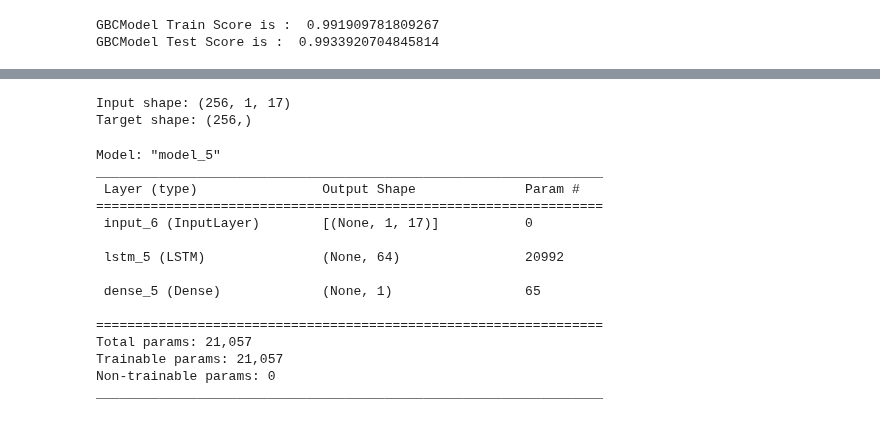
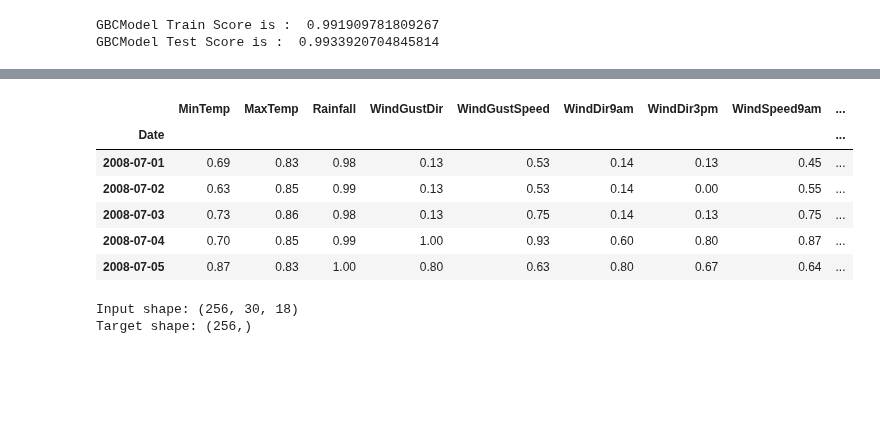
Before and after one commit to silva-nick/STATS402-Final, a Jupyter notebook: lstm.ipynb, the cells around one changed output, grey strips where cells are left out. Saved outputs shown, nothing was run; the diff lists cells and outputs as text; code cells hidden in the pictures; blank space fills up the shorter version.

```diff
--- a/lstm.ipynb
+++ b/lstm.ipynb
@@ -369,0 +362,25 @@ dataset_train = keras.preprocessing.timeseries_dataset_from_array(
+# %%
+split_fraction = 0.75
+train_split = int(split_fraction * int(melbourne.shape[0]))
+step = 1
+
+past = 30
+future = 10
+learning_rate = 0.001
+batch_size = 256
+epochs = 10
+
+features = melbourne.apply(lambda iterator: ((iterator - iterator.mean())/iterator.std()).round(2))
+features = features.apply(lambda iterator: ((iterator.max() - iterator)/(iterator.max() - iterator.min())).round(2))
+
+# features = normalize(melbourne.values, train_split)
+# features = pd.DataFrame(features)
+features.head()
+# %% [output]
+|  | MinTemp | MaxTemp | Rainfall | WindGustDir | WindGustSpeed | WindDir9am | WindDir3pm | WindSpeed9am | ... |
+| Date |  |  |  |  |  |  |  |  | ... |
+| 2008-07-01 | 0.69 | 0.83 | 0.98 | 0.13 | 0.53 | 0.14 | 0.13 | 0.45 | ... |
+| 2008-07-02 | 0.63 | 0.85 | 0.99 | 0.13 | 0.53 | 0.14 | 0.00 | 0.55 | ... |
+| 2008-07-03 | 0.73 | 0.86 | 0.98 | 0.13 | 0.75 | 0.14 | 0.13 | 0.75 | ... |
+| 2008-07-04 | 0.70 | 0.85 | 0.99 | 1.00 | 0.93 | 0.60 | 0.80 | 0.87 | ... |
+| 2008-07-05 | 0.87 | 0.83 | 1.00 | 0.80 | 0.63 | 0.80 | 0.67 | 0.64 | ... |
@@ -370,33 +398,33 @@ dataset_train = keras.preprocessing.timeseries_dataset_from_array(
 # %%
+dataset_train = keras.preprocessing.timeseries_dataset_from_array(
+    x_train,
+    y_train,
+    sequence_length=sequence_length,
+    sampling_rate=step,
+    batch_size=batch_size,
+)
+
+x_end = len(val_data) - past - future
+
+label_start = train_split + past + future
+
+x_val = val_data.iloc[:x_end].values
+y_val = features.iloc[label_start:]['MaxTemp']
+
+dataset_val = keras.preprocessing.timeseries_dataset_from_array(
+    x_val,
+    y_val,
+    sequence_length=sequence_length,
+    sampling_rate=step,
+    batch_size=batch_size,
+)
+
+
 for batch in dataset_train.take(1):
     inputs, targets = batch
 
 print("Input shape:", inputs.numpy().shape)
 print("Target shape:", targets.numpy().shape)
 # %% [output]
-Input shape: (256, 1, 17)
+Input shape: (256, 30, 18)
 Target shape: (256,)
-# %%
-inputs = keras.layers.Input(shape=(inputs.shape[1], inputs.shape[2]))
-lstm_out = keras.layers.LSTM(64)(inputs)
-outputs = keras.layers.Dense(1)(lstm_out)
-
-model = keras.Model(inputs=inputs, outputs=outputs)
-model.compile(optimizer=keras.optimizers.Adam(learning_rate=0.01), loss="mse")
-model.summary()
-# %% [output]
-Model: "model_5"
-_________________________________________________________________
- Layer (type)                Output Shape              Param #
-=================================================================
- input_6 (InputLayer)        [(None, 1, 17)]           0
-
- lstm_5 (LSTM)               (None, 64)                20992
-
- dense_5 (Dense)             (None, 1)                 65
-
-=================================================================
-Total params: 21,057
-Trainable params: 21,057
-Non-trainable params: 0
-_________________________________________________________________
```
Also changed, not shown: parts of 16 cells of this notebook.
